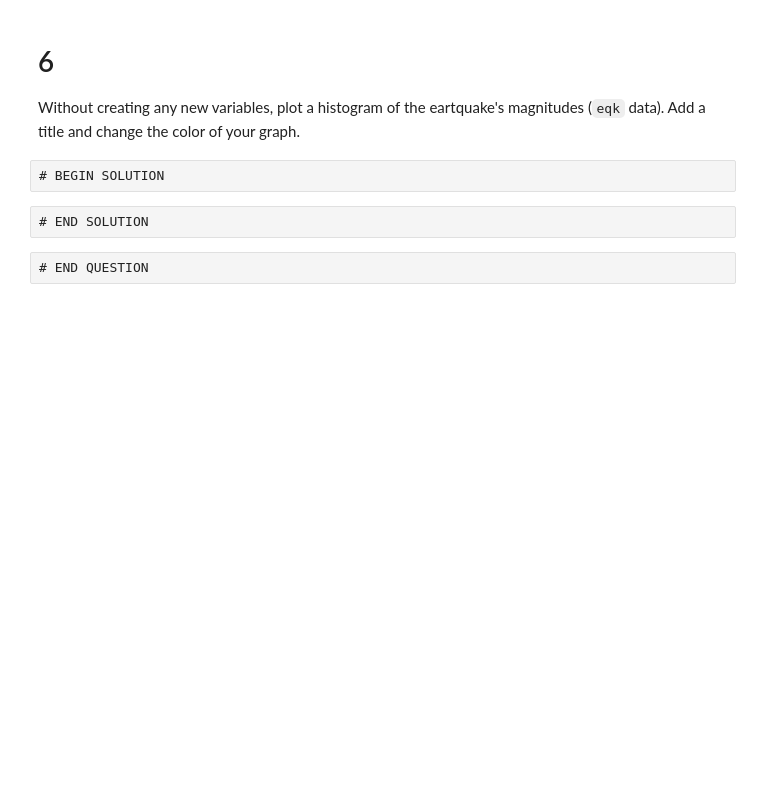
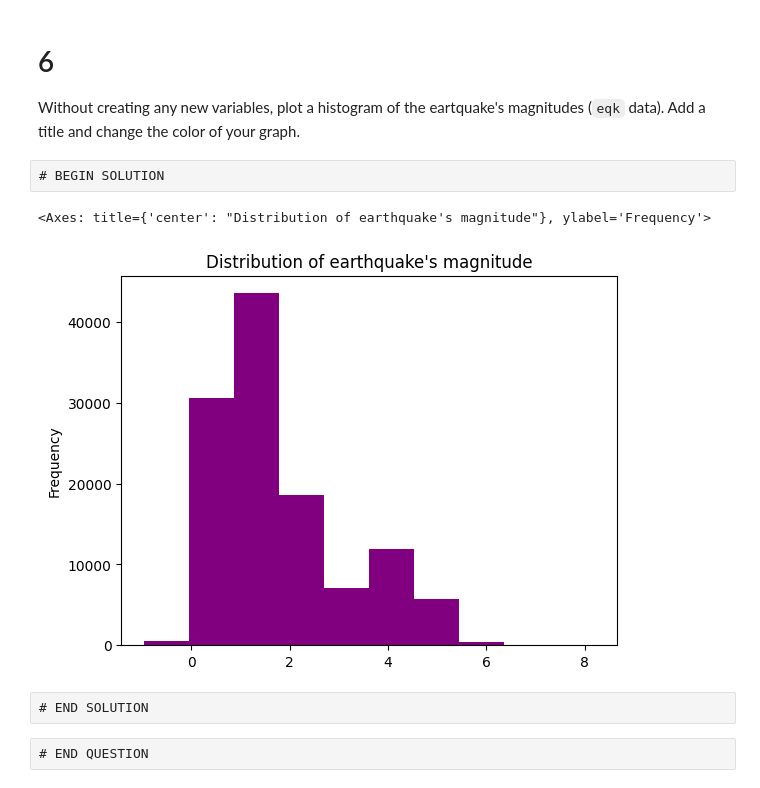
Before and after one commit to MEDS-eds-220/eds220-hwk1-OTTER, a Jupyter notebook: hwk1-task3-earthquakes.ipynb, the cells around one changed output. Drawn from its saved outputs; the diff is of its cells as text; code cells hidden in the pictures; blank space fills up the shorter version.

```diff
--- a/hwk1-task3-earthquakes.ipynb
+++ b/hwk1-task3-earthquakes.ipynb
@@ -227,9 +239,13 @@ Without creating any new variables, plot a histogram of the eartquake's magnitud
 # %% [raw]
 # BEGIN SOLUTION
 # %%
-eqk.mag.plot(kind='hist',
-             title="Distribution of earthquake's magnitude",
-             color='purple')
+eqk.mag.plot(kind='hist',  #SOLUTION NO PROMPT
+             title="Distribution of earthquake's magnitude", # SOLUTION NO PROMPT
+             color='purple' # SOLUTION NO PROMPT
+            ) # SOLUTION NO PROMPT
+# %% [output]
+<Axes: title={'center': "Distribution of earthquake's magnitude"}, ylabel='Frequency'>
+[figure, added]
 # %% [raw]
 # END SOLUTION
 # %% [raw]
```
Also changed, not shown: parts of 49 cells of this notebook, 23 other files.
